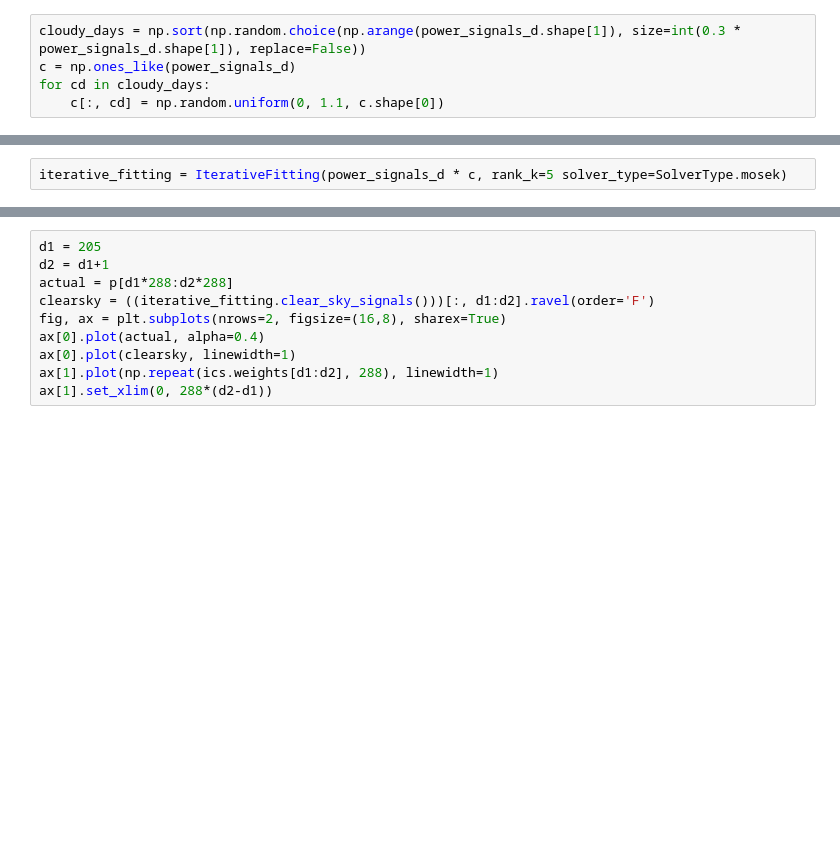
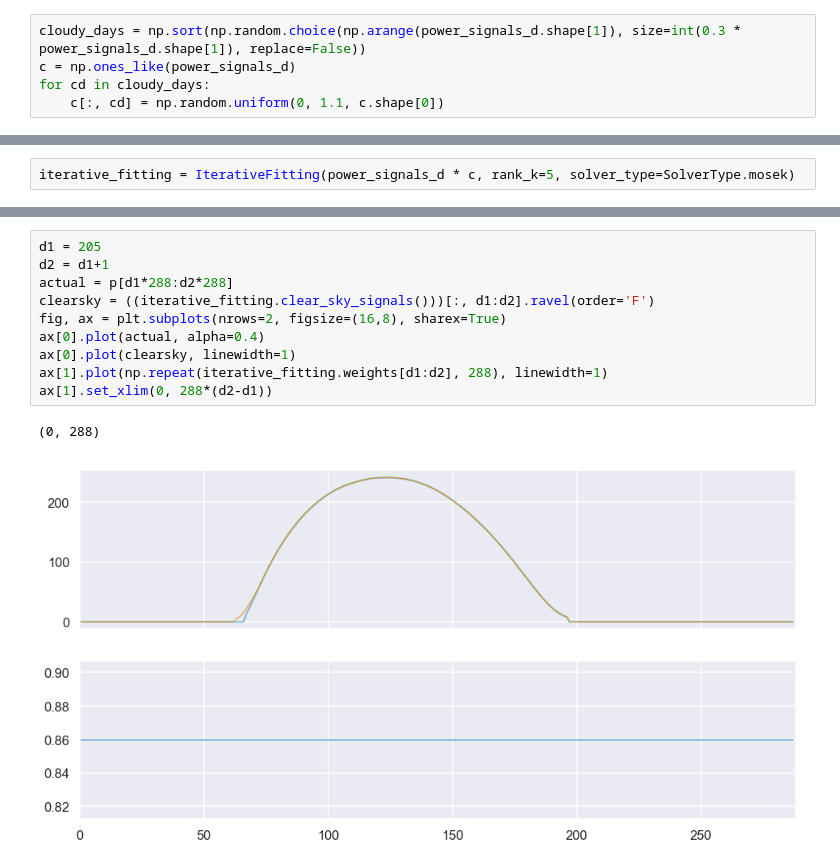
Before and after one commit to slacgismo/StatisticalClearSky, a Jupyter notebook: notebooks/Synthetic Clear Sky Example.ipynb, the cells around one changed output, grey strips where cells are left out. Drawn from its saved outputs; the diff is of its cells as text; blank space fills up the shorter version.

```diff
--- a/notebooks/Synthetic Clear Sky Example.ipynb
+++ b/notebooks/Synthetic Clear Sky Example.ipynb
@@ -76,4 +82,4 @@ plt.plot(np.multiply(power_signals_d, c)[:, 2:4].ravel(order='F'))
 # %%
-iterative_fitting = IterativeFitting(power_signals_d * c, rank_k=5 solver_type=SolverType.mosek)
+iterative_fitting = IterativeFitting(power_signals_d * c, rank_k=5, solver_type=SolverType.mosek)
 # %%
 iterative_fitting.execute(mu_l=5e2, mu_r=1e3, tau=0.9, max_iteration=20)
@@ -121,10 +155,13 @@ plt.show()
 # %%
 d1 = 205
 d2 = d1+1
 actual = p[d1*288:d2*288]
 clearsky = ((iterative_fitting.clear_sky_signals()))[:, d1:d2].ravel(order='F')
 fig, ax = plt.subplots(nrows=2, figsize=(16,8), sharex=True)
 ax[0].plot(actual, alpha=0.4)
 ax[0].plot(clearsky, linewidth=1)
-ax[1].plot(np.repeat(ics.weights[d1:d2], 288), linewidth=1)
+ax[1].plot(np.repeat(iterative_fitting.weights[d1:d2], 288), linewidth=1)
 ax[1].set_xlim(0, 288*(d2-d1))
+# %% [output]
+(0, 288)
+[figure, added]
```
Also changed, not shown: parts of 10 cells of this notebook.
